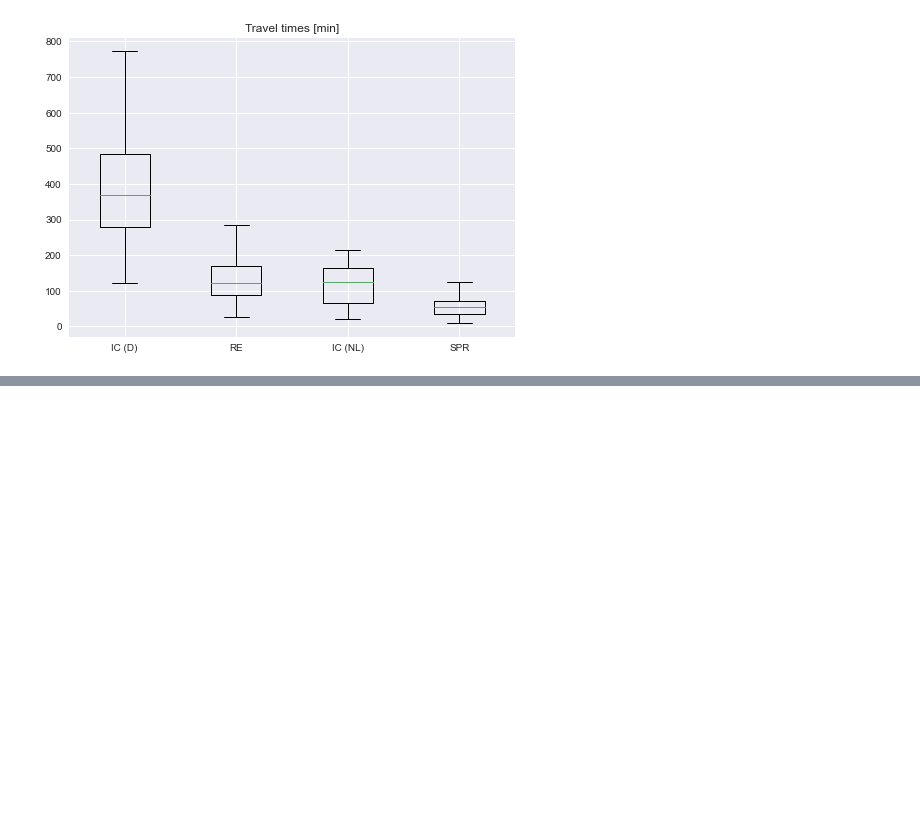
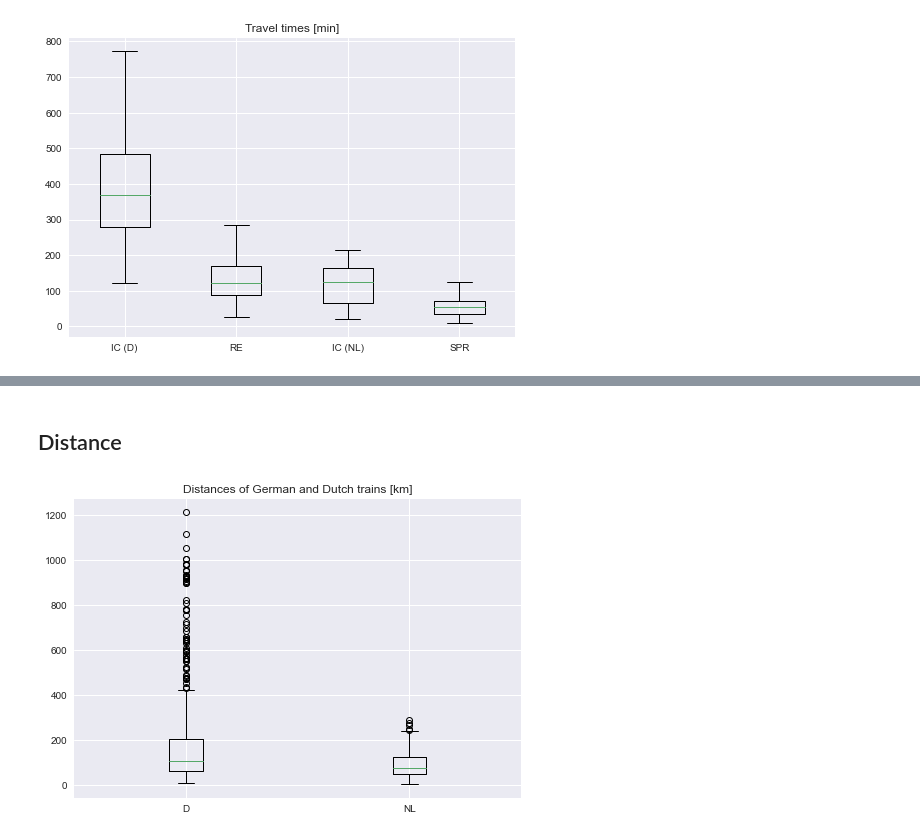
Before and after one commit to leonwatt/re-vs-spr, a Jupyter notebook: analysis.ipynb, the cells around one changed output, grey strips where cells are left out. Saved outputs shown, nothing was run; the diff lists cells and outputs as text; code cells hidden in the pictures; blank space fills up the shorter version.

```diff
--- a/analysis.ipynb
+++ b/analysis.ipynb
@@ -104,0 +139,6 @@ plot.box_plot([german_ic, german_re, dutch_ic, dutch_re], x="total_time", title=
+# %% [markdown]
+## Distance
+# %%
+plot.box_plot([german_lines, dutch_lines], x="total_dist", title="Distances of German and Dutch trains [km]", x_tick_labels=["D", "NL"], save_to="img/dist_dnl.png")
+# %% [output]
+[figure, added]
```
Also changed, not shown: parts of 18 cells of this notebook, 9 other files.
